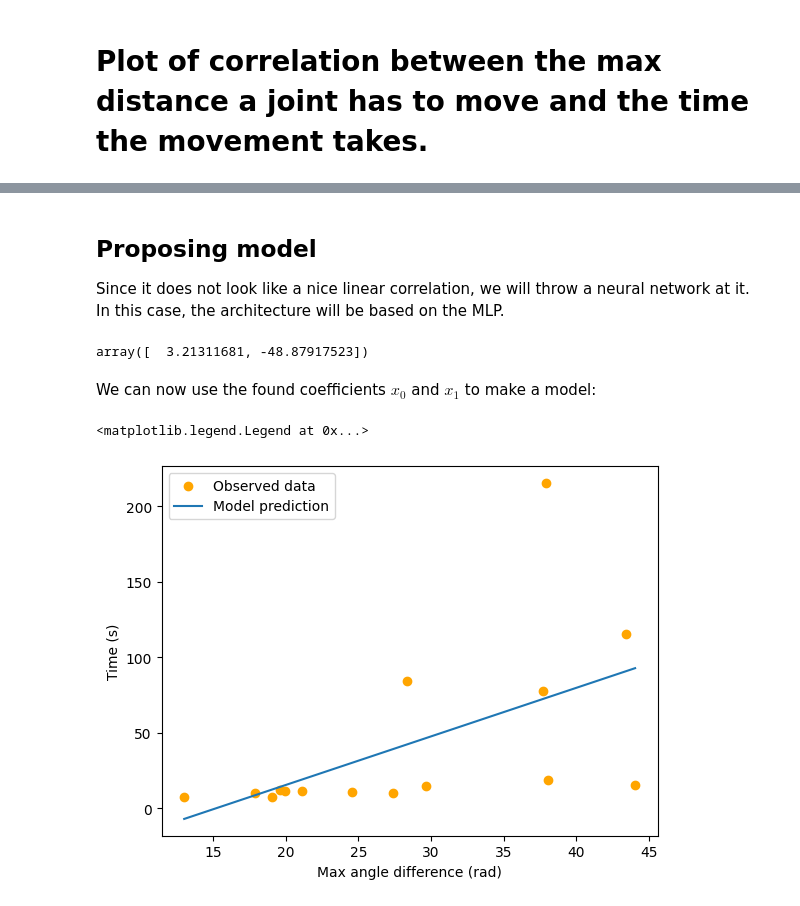
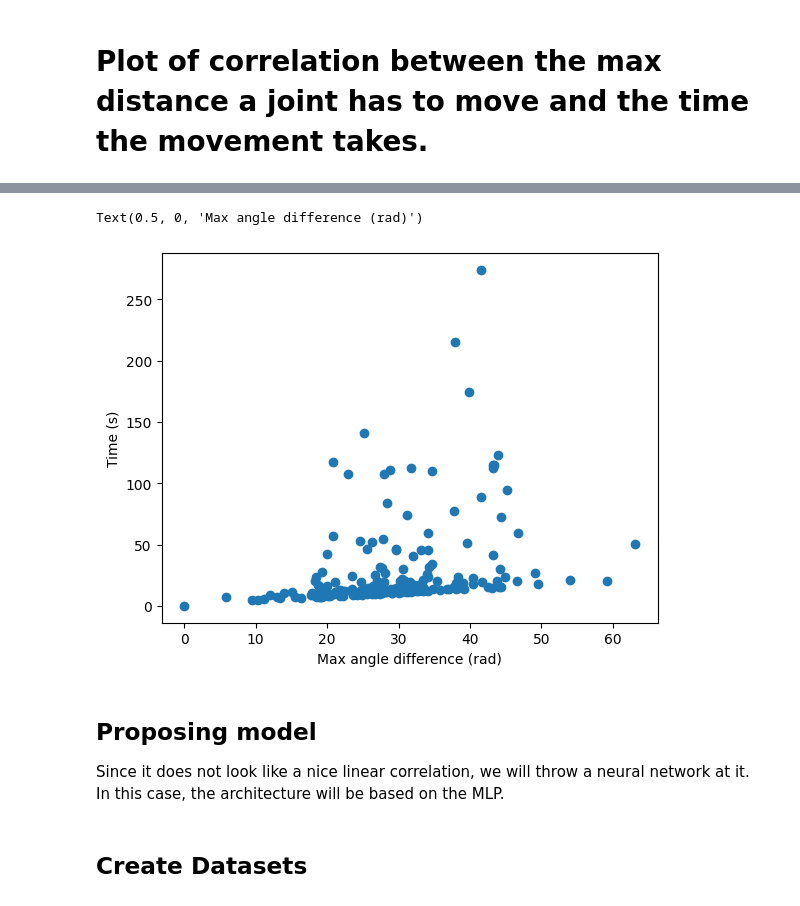
Before and after one commit to ChristianPorsmose/UR3eDTCourse, a Jupyter notebook: DTsolution/models/train_movement_time_model.ipynb, the cells around one changed output, grey strips where cells are left out. Drawn from its saved outputs; the diff is of its cells as text; code cells hidden in the pictures.

```diff
--- a/DTsolution/models/train_movement_time_model.ipynb
+++ b/DTsolution/models/train_movement_time_model.ipynb
@@ -366,33 +388,16 @@ Text(0.5, 0, 'Max angle difference (rad)')
+# %%
+plt.scatter(np.array(input_data)[:, 0], movement_time)
+plt.ylabel("Time (s)")
+plt.xlabel("Max angle difference (rad)")
+# %% [output]
+Text(0.5, 0, 'Max angle difference (rad)')
+[figure, added]
 # %% [markdown]
 ## Proposing model
 
 Since it does not look like a nice linear correlation, we will throw a neural network at it. In this case, the architecture will be based on the MLP.
 # %%
-A = np.vander(max_position_diff, 2)
-b = np.array(movement_time)
-
-x = np.linalg.pinv(A) @ b
-
-x
+import torch
+from torch.utils.data import Dataset, DataLoader, random_split
-# %% [output]
-array([  3.21311681, -48.87917523])
-# %% [markdown]
-We can now use the found coefficients $x_0$ and $x_1$ to make a model:
-# %%
-angle_space = np.linspace(np.min(max_position_diff), np.max(max_position_diff), 100)
-
-# Feed through model
-def linear_reg_model(n: np.ndarray, x: np.ndarray):
-    n_vander = np.vander(n, 2)
-    return n_vander @ x
-
-time_spent_prediction = linear_reg_model(angle_space, x)
-
-plt.scatter(max_position_diff, movement_time, color="orange", label="Observed data")
-plt.plot(angle_space, time_spent_prediction, label="Model prediction")
-plt.ylabel("Time (s)")
-plt.xlabel("Max angle difference (rad)")
-plt.legend()
-# %% [output]
-<matplotlib.legend.Legend at 0x...>
-[figure, removed]
+# %% [markdown]
+## Create Datasets
```
Also changed, not shown: parts of 26 cells of this notebook.
